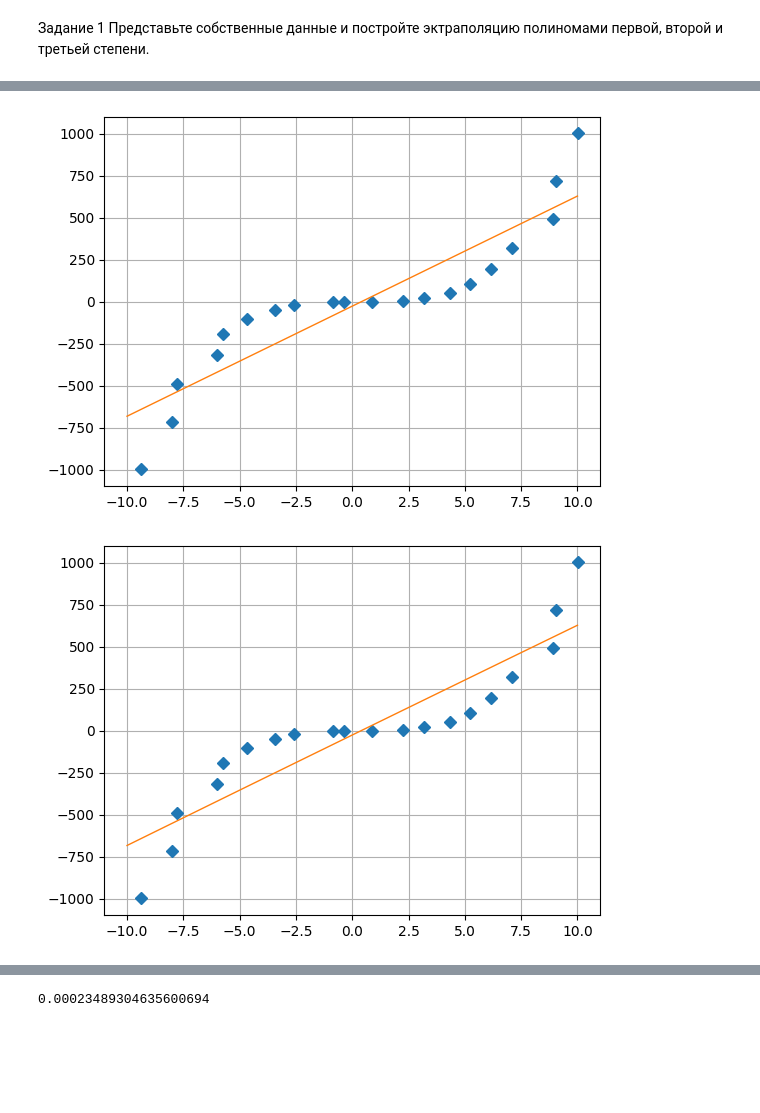
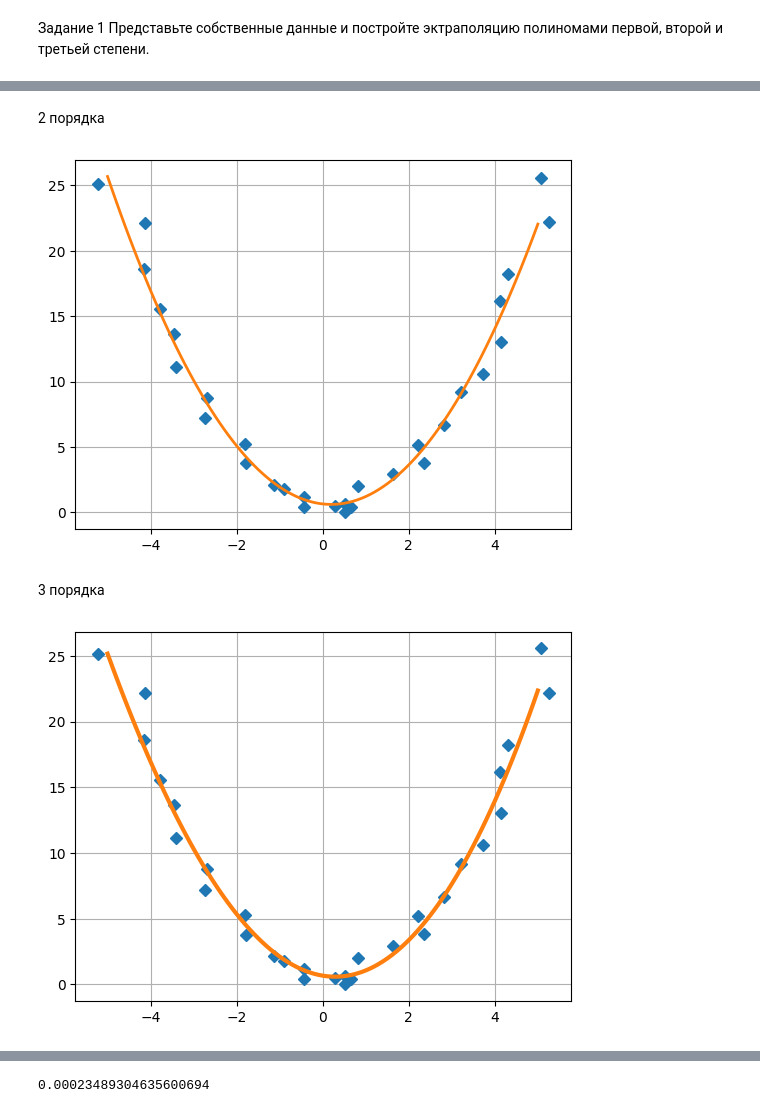
Before and after one commit to smurfac4/II, a Jupyter notebook: artificial intelligence/4/4_тетрадь_Ульянов_Никита_Владимирович_ИКБО_29_22.ipynb, the cells around one changed output, grey strips where cells are left out. Saved outputs shown, nothing was run; the diff lists cells and outputs as text; code cells hidden in the pictures; blank space fills up the shorter version.

```diff
--- a/artificial intelligence/4/4_тетрадь_Ульянов_Никита_Владимирович_ИКБО_29_22.ipynb
+++ b/artificial intelligence/4/4_тетрадь_Ульянов_Никита_Владимирович_ИКБО_29_22.ipynb
@@ -96,19 +96,20 @@ plt.savefig("полином 3-й степени.png")
 # %%
 from numpy import *
 from numpy.random import *
-import numpy as np
-import matplotlib.pyplot as plt
 #генерируем случайные х и у
+
 delta = 1.0
-x = linspace(-10,10,20)
-y = x**3+delta*(rand(20))
-x += delta*(rand(20))
+x = linspace(-5,5,30)
+y = x**2+delta*(rand(30)-0.4)
+x += delta*(rand(30)-0.4)
 #записывае данные в файл
 x.tofile('x_data.txt', '\n')
 y.tofile('y_data.txt', '\n')
+
 # читаем данные из файлов
 x = fromfile('x_data.txt', float, sep='\n')
 y = fromfile('y_data.txt', float, sep='\n')
+
 print(x)
 print(y)
 # %% [output]
@@ -124,24 +145,32 @@ print(y)
+# %% [markdown]
+2 порядка
 # %%
-# Нахождение коэффициентов функции вида у = bx + с методом наименьших квадратов # задаем вектор т = [x**2, x, E]
-m = vstack((x, ones(20))).T # находим коэффициенты при составляющих вектора т
+# Нахождение коэффициентов функции вида у = ах 2 + bx + с методом наименьших квадратов # задаем вектор т - [x**2, x, E]
+m = vstack((x**2, x, ones(30))).T
+# находим коэффициенты при составляющих вектара т
 s = np.linalg.lstsq(m, y, rcond = None)[0]
 # на отрезке [-5,5]
-x_prec = linspace(-10, 10, 101)
+x_prec = linspace(-5, 5, 101)
 # рисуем точки
 plt.plot(x, y, 'D')
-plt.plot(x_prec, s[0] * x_prec+s[1],"-", lw=1)
+# рисуем кривую вида у = ax*2 + bx + с, подставляя из решения коэффициенты s[0], s[1], s[2]
+plt.plot(x_prec, s[0] * x_prec**2 + s[1] * x_prec+s[2],'-', lw=2)
 plt.grid()
 # %% [output]
-[figure, old version]
+[figure, new version]
+# %% [markdown]
+3 порядка
 # %%
-m = vstack((x**2, x, ones(20))).T # находим коэффициенты при составляющих вектора т
+m = vstack((x**3, x**2, x, ones(30))).T
+# находим коэффициенты при составляющих вектора т
 s = np.linalg.lstsq(m, y, rcond = None)[0]
+
 # на отрезке [-5,5]
-x_prec = linspace(-10,10, 101)
+x_prec = linspace(-5, 5, 101)
 # рисуем точки
 plt.plot(x, y, 'D')
-# рисуем крибую вида у = ax*2 + bx + с, подставляя из решения коэффициенты s[0], s[1], s[2]
-plt.plot(x_prec, s[0] * x_prec**2 + s[1] * x_prec+s[2],"-", lw=1)
+# рисуем крибую бида у - аx*3 + bx*2 + сx + d, подставляя из решения коэффициенты s[0], s[1], s[2], s[3]
+plt.plot(x_prec, s[0] * x_prec**3 + s[1] * x_prec**2 + s[2]*x_prec + s[3],'-',lw = 3)
 plt.grid()
 # %% [output]
-[figure, old version]
+[figure, new version]
```
Also changed, not shown: parts of 15 cells of this notebook, 7 other files.
